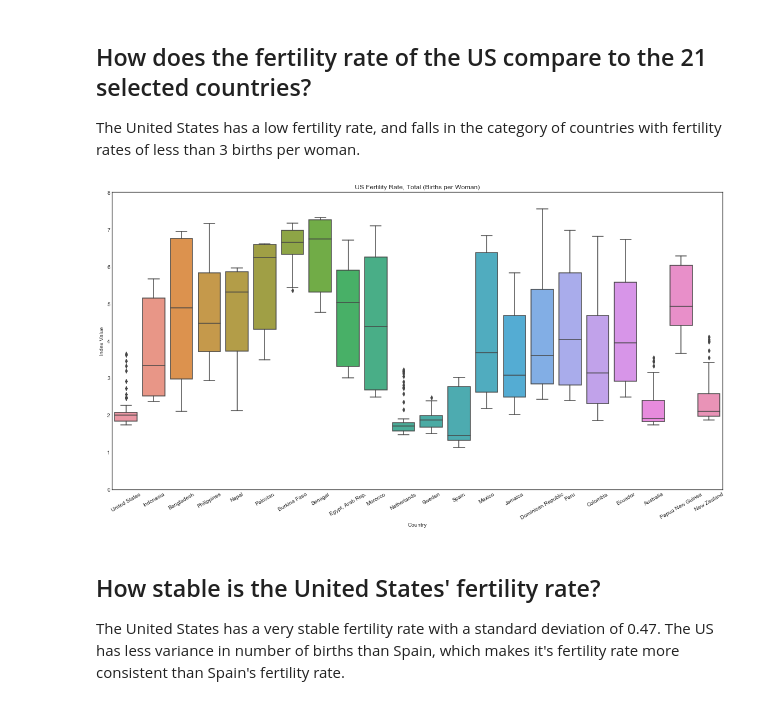
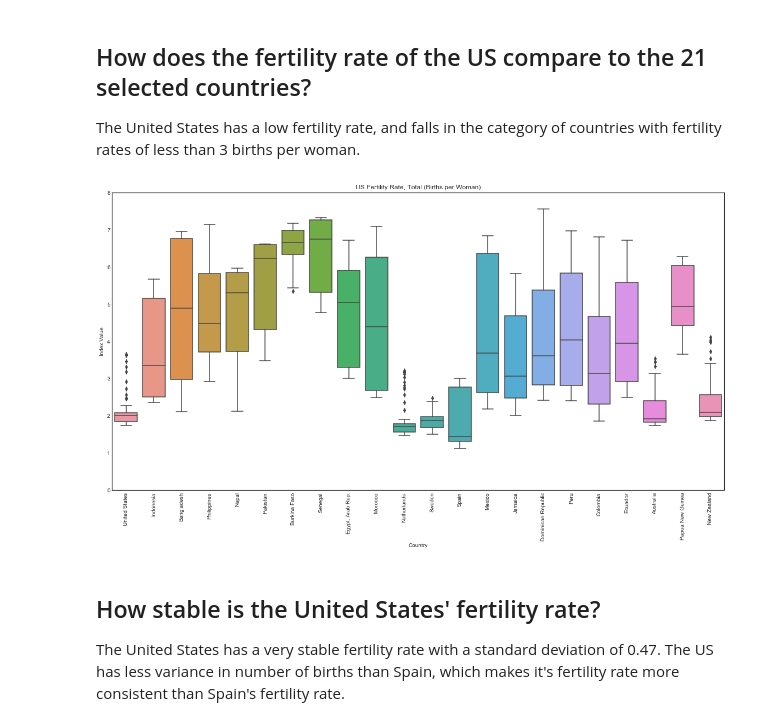
Before and after one commit to milabknowin/Thinkful, a Jupyter notebook: Unsupervised_Learning/Capstone/Global_Fertility_Final_Capstone.ipynb, the cells around one changed output. Saved outputs shown, nothing was run; the diff lists cells and outputs as text; code cells hidden in the pictures.

```diff
--- a/Unsupervised_Learning/Capstone/Global_Fertility_Final_Capstone.ipynb
+++ b/Unsupervised_Learning/Capstone/Global_Fertility_Final_Capstone.ipynb
@@ -874,14 +880,14 @@ df.columns = stats.columns
 # %%
 # global fertility rate, total (births, per woman)
 
 sns.boxplot(x='Country', y='Index_Value', data=df[df.Indicator_Code=='SP.DYN.TFRT.IN'])
-plt.xticks(rotation=30)
+plt.xticks(rotation=90)
 plt.title('US Fertility Rate, Total (Births per Woman)')
 plt.ylabel('Index Value')
 plt.ylim(ymax=8.0)
 plt.ylim(ymin=0);
 # %% [output]
-[figure, old version]
+[figure, new version]
 # %% [markdown]
 ## How stable is the United States' fertility rate?
 
```
Also changed, not shown: parts of 34 cells of this notebook.
